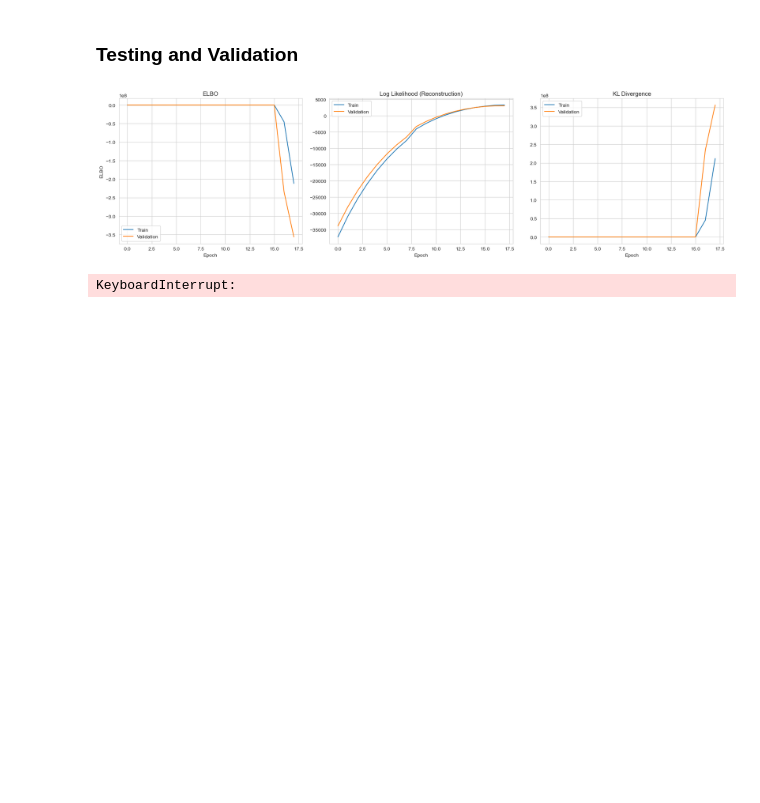
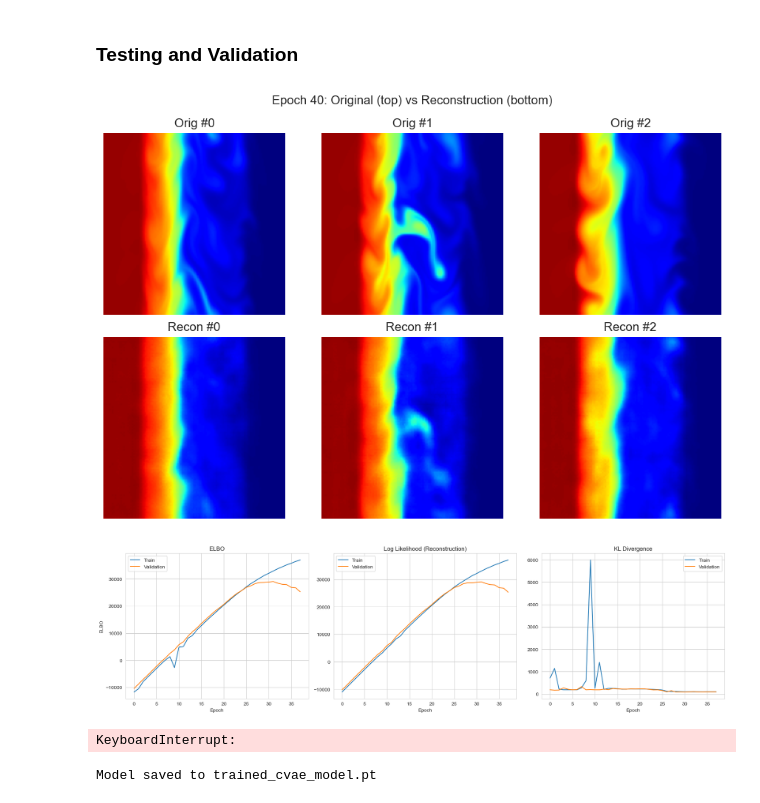
Before and after one commit to raco98/02456_Deep_Learning, a Jupyter notebook: main.ipynb, the cells around one changed output. Cells and saved outputs as stored; diff of their text form; code cells hidden in the pictures; blank space fills up the shorter version.

```diff
--- a/main.ipynb
+++ b/main.ipynb
@@ -29,7 +29,7 @@ from plotting import make_plasma_vae_plots
 sns.set_style("whitegrid")
 # %%
 DATA_LOCATION = Path(
-	r"data_numpy/density128.npy"
+	r"data_numpy/density_large128.npy"
 )
 
 data = np.load(DATA_LOCATION)
@@ -53,7 +53,7 @@ test_size = total_count - train_size
 # Split data_tensor (not data!) so batches have channel dimension
 train_dataset, test_dataset = random_split(data_tensor, [train_size, test_size])
 
-batch_size = 4
+batch_size = 8
 
 train_loader = DataLoader(train_dataset, batch_size=batch_size, shuffle=True)
 test_loader  = DataLoader(test_dataset, batch_size=batch_size, shuffle=False)
@@ -272,7 +272,7 @@ torch.Size([128, 128])
 # define the models, evaluator and optimizer
 
 # CVAE
-latent_features = 26
+latent_features = 32
 cvae = ConvolutionalVariationalAutoencoder(dummy.shape, latent_features)
 
 # Evaluator: Variational Inference
@@ -280,7 +280,7 @@ beta = 0.75 # Might change
 vi = VariationalInference(beta=beta)
 
 # The Adam optimizer works really well with VAEs.
-optimizer = torch.optim.Adam(cvae.parameters(), lr=1e-3)
+optimizer = torch.optim.Adam(cvae.parameters(), lr=1e-3, weight_decay=1e-6)
 
 # define dictionary to store the training curves
 training_data = defaultdict(list)
@@ -293,6 +293,9 @@ print(f">> Using device: {device}")
 
 # move the model to the device
 cvae = cvae.to(device)
+
+best_val_elbo = -np.inf
+patience = 10
 
 # training..
 epoch = 0
@@ -306,6 +309,12 @@ while epoch < num_epochs:
     # Note that y is not necessarily known as it is here
     for x in train_loader:
         x = x.to(device)
+
+        # KL warm-up parameters
+        kl_warmup_epochs = 30
+        target_beta = 0.75  # your existing beta
+        warmup_factor = min(1.0, epoch / float(kl_warmup_epochs))
+        vi.beta = warmup_factor * target_beta
 
         # perform a forward pass through the model and compute the ELBO
         loss, diagnostics, outputs = vi(cvae, x)
@@ -331,32 +340,73 @@ while epoch < num_epochs:
     with torch.no_grad():
         cvae.eval()
 
         validation_epoch_data = defaultdict(list)
 
         # Iterate through the entire test loader
         for x in test_loader:
             x = x.to(device)
 
             # perform a forward pass through the model and compute the ELBO
             loss, diagnostics, outputs = vi(cvae, x)
 
             # gather data for the validation step
             for k, v in diagnostics.items():
                 validation_epoch_data[k] += [v.mean().item()]
 
         # Average the metrics over the validation set and store
         for k, v in validation_epoch_data.items():
             validation_data[k] += [np.mean(v)]
 
     #print(f"{epoch} iterations completed")
     # Reproduce the figure from the begining of the notebook, plot the training curves and show latent samples
     if epoch % 10 == 0:
         #make_plasma_vae_plots(cvae, x, outputs, training_data, validation_data)
         clear_output(wait=True)
         train_vis = {k: v[2:] for k, v in training_data.items()}
         val_vis = {k: v[2:] for k, v in validation_data.items()}
+        visualize_reconstructions_live(cvae, test_loader, device, epoch, num_samples=3, cmap='viridis', transpose=True)
 
         plot_training_curves(train_vis, val_vis)
+
+    # Track best validation loss (lower is better)
+
+    val_metric = np.mean(validation_epoch_data['elbo'])  # or use -elbo if maximizing
+    if val_metric > best_val_elbo:
+        best_val_elbo = val_metric
+        epochs_without_improve = 0
+        torch.save({
+            'model_state_dict': cvae.state_dict(),
+            'optimizer_state_dict': optimizer.state_dict(),
+            'epoch': epoch,
+            'latent_features': latent_features,
+            'beta': target_beta
+        }, 'best_cvae.pt')
+    else:
+        epochs_without_improve += 1
+
+    if epochs_without_improve >= patience:
+        print(f"\n{'='*60}")
+        print(f"Early stopping triggered at epoch {epoch}")
+        print(f"Best validation ELBO: {best_val_elbo:.4f}")
+        print(f"Training stopped after {epoch} epochs (patience={patience})")
+        print(f"{'='*60}\n")
+        break
 # %% [output]
-[figure, old version]
+[figure, new version]
+[figure, added]
 KeyboardInterrupt:
+# %%
+# Save trained model
+model_save_path = Path("trained_cvae_model.pt")
+torch.save({
+    'model_state_dict': cvae.state_dict(),
+    'optimizer_state_dict': optimizer.state_dict(),
+    'latent_features': latent_features,
+    'beta': beta,
+    'epoch': epoch,
+    'training_data': dict(training_data),
+    'validation_data': dict(validation_data)
+}, model_save_path)
+print(f"Model saved to {model_save_path}")
+# %% [output]
+Model saved to trained_cvae_model.pt
```
Also changed, not shown: parts of 5 cells of this notebook, 7 other files.
